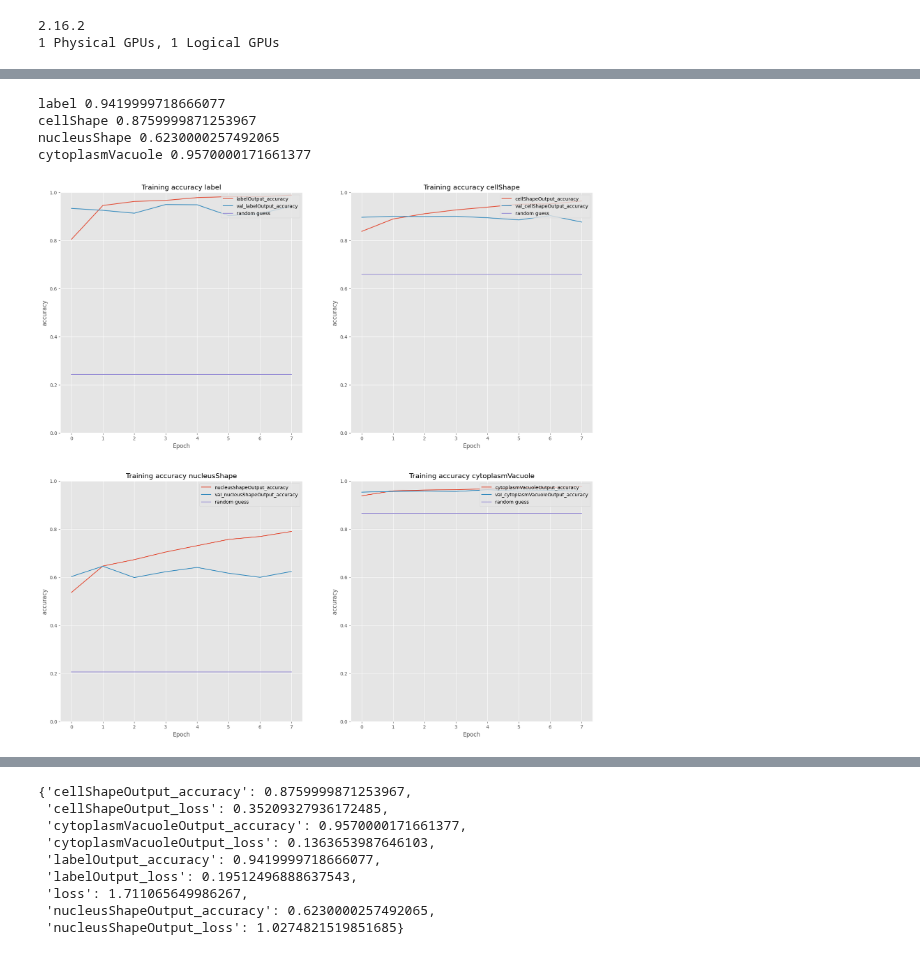
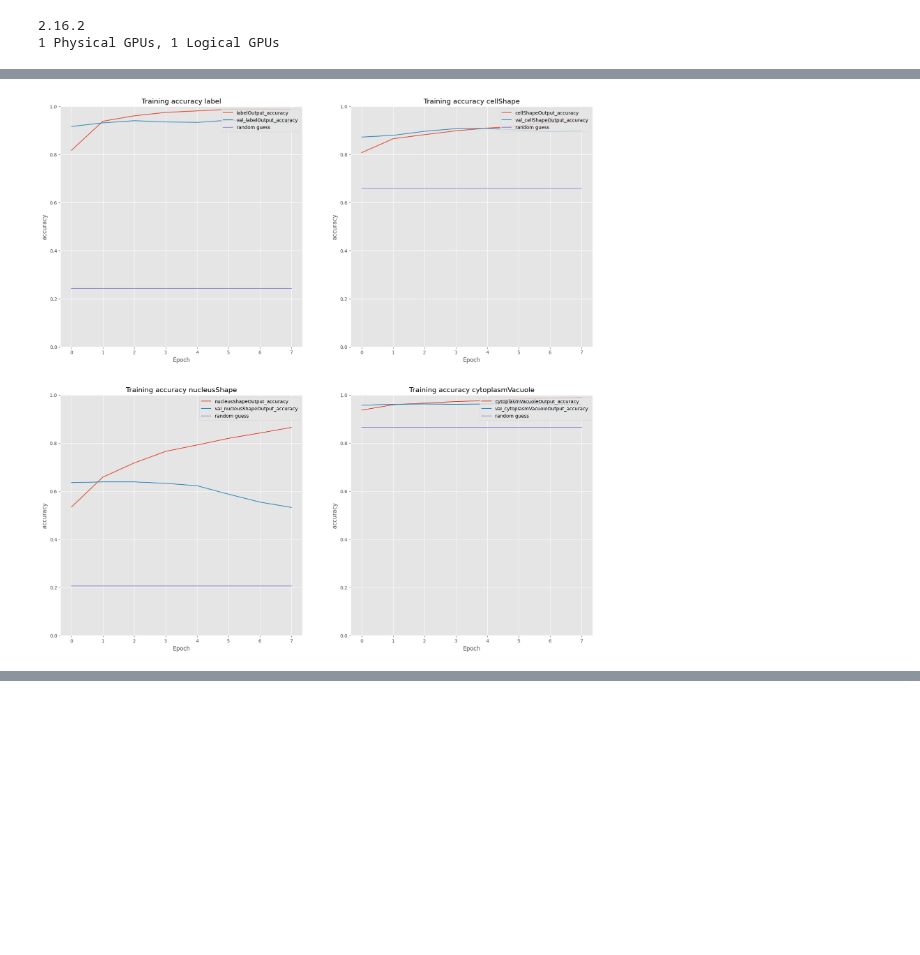
Before and after one commit to Fish4203/deep-learning, a Jupyter notebook: A1.ipynb, the cells around one changed output, grey strips where cells are left out. Drawn from its saved outputs; the diff is of its cells as text; code cells hidden in the pictures; blank space fills up the shorter version.

Commit message:
with custom loss

```diff
--- a/A1.ipynb
+++ b/A1.ipynb
@@ -155,3 +189,7 @@ print(tf.data.experimental.cardinality(valData).numpy())
+# %%
+def customLossGenerator(weights):
+	lossFn = tf.keras.losses.SparseCategoricalCrossentropy(from_logits=True)
+	return lambda y_true, y_pred: weights[tf.get_static_value(y_true)] * lossFn(y_true, y_pred)
 # %%
 # input and rescale
 inputLayer = tf.keras.layers.Input(shape=(360, 360, 3))
@@ -166,18 +204,9 @@ baseModel = tf.keras.applications.VGG16(
 baseModel.trainable = False
 convoLayers = baseModel(inputRescale, training=False)
 
-# custom convo layers
-# convoLayers = tf.keras.layers.Conv2D(32, 3, activation='relu')(inputRescale)
-# convoLayers = tf.keras.layers.MaxPooling2D()(convoLayers)
-# convoLayers = tf.keras.layers.Conv2D(32, 3, activation='relu')(convoLayers)
-# convoLayers = tf.keras.layers.MaxPooling2D()(convoLayers)
-# convoLayers = tf.keras.layers.Conv2D(32, 3, activation='relu')(convoLayers)
-
-# universal model layers
+# shared model layers
 baseLayers = tf.keras.layers.MaxPooling2D()(convoLayers)
 baseLayers = tf.keras.layers.Flatten()(baseLayers)
-baseLayers = tf.keras.layers.Dense(64, activation='relu')(baseLayers)
-baseLayers = tf.keras.layers.Dense(64, activation='relu')(baseLayers)
 baseLayers = tf.keras.layers.Dense(64, activation='relu')(baseLayers)
 
 #label
@@ -205,10 +234,10 @@ model = tf.keras.Model(
 model.compile(
   optimizer='adam',
   loss={
-		'labelOutput': tf.keras.losses.SparseCategoricalCrossentropy(from_logits=True),
-		'cellShapeOutput': tf.keras.losses.SparseCategoricalCrossentropy(from_logits=True),
-		'nucleusShapeOutput': tf.keras.losses.SparseCategoricalCrossentropy(from_logits=True),
-		'cytoplasmVacuoleOutput': tf.keras.losses.SparseCategoricalCrossentropy(from_logits=True)
+		'labelOutput': customLossGenerator(classWeights['label']),
+		'cellShapeOutput': customLossGenerator(classWeights['cellShape']),
+		'nucleusShapeOutput': customLossGenerator(classWeights['nucleusShape']),
+		'cytoplasmVacuoleOutput': customLossGenerator(classWeights['cytoplasmVacuole'])
 	},
   metrics={
 		'labelOutput': 'accuracy',
@@ -261,7 +275,7 @@ history = model.fit(
   trainData,
   validation_data=valData,
   epochs=8,
-  batch_size=10
+  batch_size=batchSize
 )
 # %% [output]
 Epoch 1/8
@@ -283,41 +298,28 @@ Epoch 8/8
 # %%
 # plot
 
 plt.style.use("ggplot")
 plt.figure(figsize=(20,20))
 Nepoch=len(history.epoch)
 
 i = 0
 for outLabel in ['label', 'cellShape', 'nucleusShape', 'cytoplasmVacuole']:
 	i += 1
 	plt.subplot(2,2,i)
 	trainKey = f'{outLabel}Output_accuracy'
 	testKey = f'val_{trainKey}'
 
 	plt.plot(np.arange(0, Nepoch), history.history[trainKey], label=trainKey)
 
 	plt.plot(np.arange(0, Nepoch), history.history[testKey], label=testKey)
 	plt.plot(np.arange(0, Nepoch), [classRandomAcc[outLabel] for i in range(Nepoch)], label='random guess')
 
 	plt.title(f"Training accuracy {outLabel}")
 	plt.ylim(0,1)
 	plt.xlabel("Epoch")
 	plt.ylabel("accuracy")
 	plt.legend(loc="upper right")
 
-	print(f'{outLabel} {history.history[testKey][-1]}')
-
 plt.show()
-
-model.evaluate(valData, return_dict=True)
-
-# label 0.9419999718666077
-# cellShape 0.8759999871253967
-# nucleusShape 0.6230000257492065
-# cytoplasmVacuole 0.9570000171661377
 # %% [output]
-label 0.9419999718666077
-cellShape 0.8759999871253967
-nucleusShape 0.6230000257492065
-cytoplasmVacuole 0.9570000171661377
-[figure, old version]
+[figure, new version]
@@ -325,9 +325,0 @@ cytoplasmVacuole 0.9570000171661377
-{'cellShapeOutput_accuracy': 0.8759999871253967,
- 'cellShapeOutput_loss': 0.35209327936172485,
- 'cytoplasmVacuoleOutput_accuracy': 0.9570000171661377,
- 'cytoplasmVacuoleOutput_loss': 0.1363653987646103,
- 'labelOutput_accuracy': 0.9419999718666077,
- 'labelOutput_loss': 0.19512496888637543,
- 'loss': 1.711065649986267,
- 'nucleusShapeOutput_accuracy': 0.6230000257492065,
- 'nucleusShapeOutput_loss': 1.0274821519851685}
```
Also changed, not shown: parts of 8 cells of this notebook.
